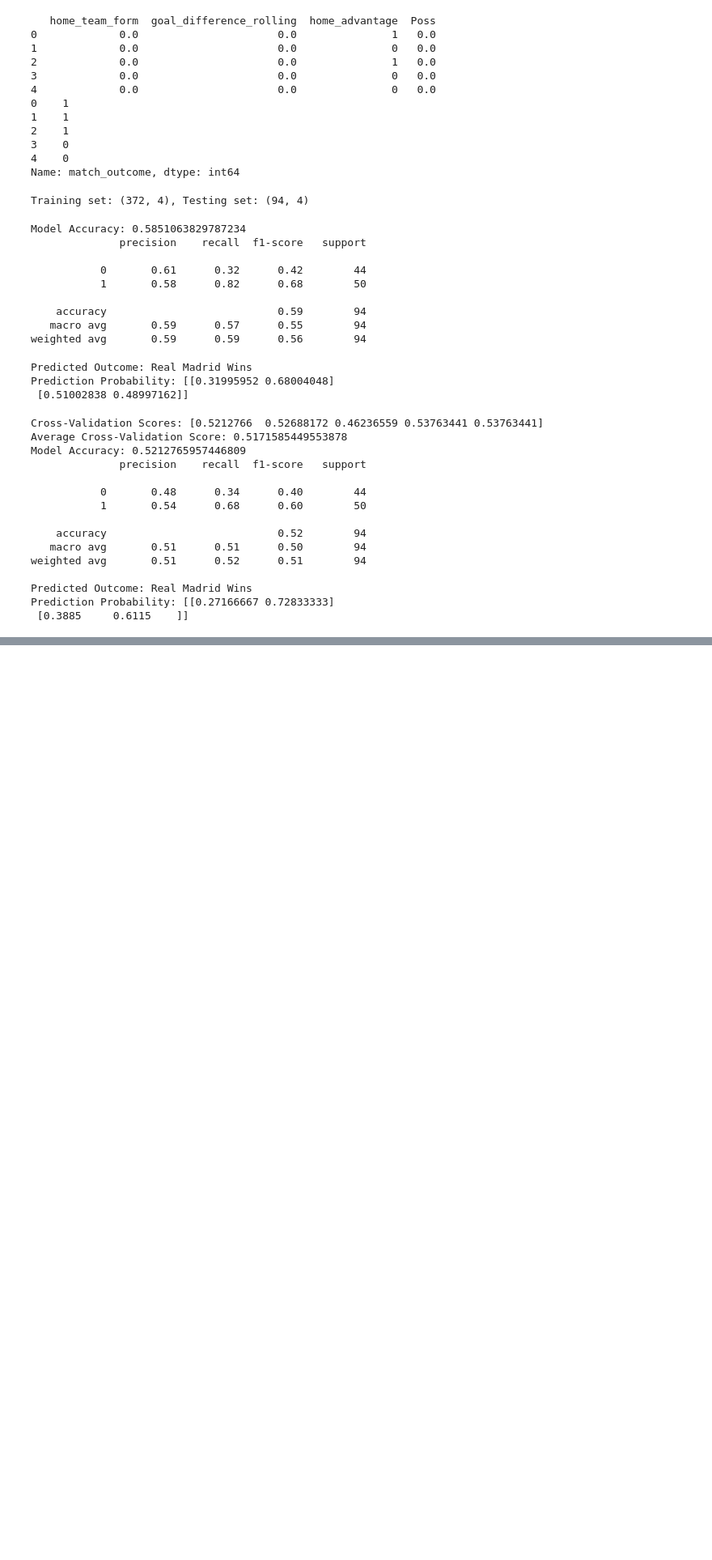
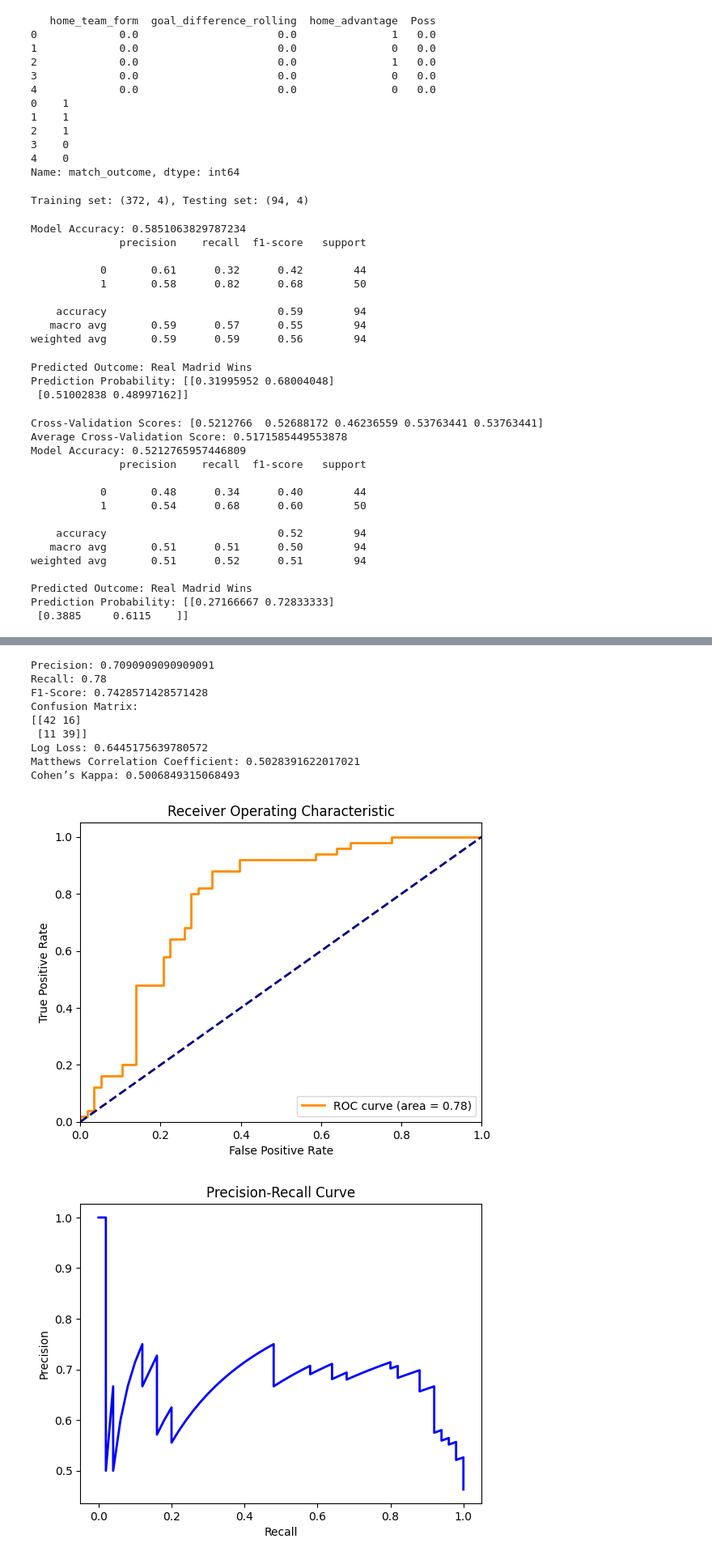
Before and after one commit to juanmarino15/UCL-Winner-MLM, a Jupyter notebook: ucl-match-predictor.ipynb, the cells around one changed output, grey strips where cells are left out. Shown: that part at 81% size. Saved outputs shown, nothing was run; the diff lists cells and outputs as text; code cells hidden in the pictures; blank space fills up the shorter version.

```diff
--- a/ucl-match-predictor.ipynb
+++ b/ucl-match-predictor.ipynb
@@ -465,7 +465,7 @@ match_data_df.fillna(0, inplace=True)
 
 # Define new feature set
 features = [
-    'home_team_form', 'goal_difference_rolling', 'home_advantage', 'xG', 'xGA',
+    'home_team_form', 'goal_difference_rolling', 'home_advantage',
     'recent_goals_scored', 'recent_goals_conceded', 'cumulative_goal_difference',
     'round_weight', 'head_to_head_weight'
 ]
@@ -525,8 +525,6 @@ final_match_data = {
     'home_team_form': [realMadrid_df['home_team_form'].iloc[-1], dortmund_df['home_team_form'].iloc[-1]],
     'goal_difference_rolling': [realMadrid_df['goal_difference_rolling'].iloc[-1], dortmund_df['goal_difference_rolling'].iloc[-1]],
     'home_advantage': [1, 0],
-    'xG': [realMadrid_df['xG'].iloc[-1], dortmund_df['xG'].iloc[-1]],
-    'xGA': [realMadrid_df['xGA'].iloc[-1], dortmund_df['xGA'].iloc[-1]],
     'recent_goals_scored': [realMadrid_df['GF_reg'].rolling(window=3).mean().iloc[-1], dortmund_df['GF_reg'].rolling(window=3).mean().iloc[-1]],
     'recent_goals_conceded': [realMadrid_df['GA_reg'].rolling(window=3).mean().iloc[-1], dortmund_df['GA_reg'].rolling(window=3).mean().iloc[-1]],
     'cumulative_goal_difference': [realMadrid_df['goal_difference'].cumsum().iloc[-1], dortmund_df['goal_difference'].cumsum().iloc[-1]],
@@ -563,0 +562,67 @@ Prediction Probability: [[0.40391803 0.596082  ]
+# %%
+from sklearn.metrics import precision_score, recall_score, f1_score, confusion_matrix, log_loss, matthews_corrcoef, cohen_kappa_score, roc_curve, auc, precision_recall_curve
+
+# Predict on the test set
+y_pred = best_xgb_model.predict(X_test)
+y_pred_proba = best_xgb_model.predict_proba(X_test)[:, 1]
+
+# Calculate Precision, Recall, and F1-Score
+precision = precision_score(y_test, y_pred)
+recall = recall_score(y_test, y_pred)
+f1 = f1_score(y_test, y_pred)
+
+print(f'Precision: {precision}')
+print(f'Recall: {recall}')
+print(f'F1-Score: {f1}')
+
+# Confusion Matrix
+conf_matrix = confusion_matrix(y_test, y_pred)
+print(f'Confusion Matrix:\n{conf_matrix}')
+
+# Log Loss
+log_loss_value = log_loss(y_test, y_pred_proba)
+print(f'Log Loss: {log_loss_value}')
+
+# Matthews Correlation Coefficient
+mcc = matthews_corrcoef(y_test, y_pred)
+print(f'Matthews Correlation Coefficient: {mcc}')
+
+# Cohen’s Kappa
+kappa = cohen_kappa_score(y_test, y_pred)
+print(f'Cohen’s Kappa: {kappa}')
+
+# ROC Curve and AUC
+fpr, tpr, thresholds = roc_curve(y_test, y_pred_proba)
+roc_auc = auc(fpr, tpr)
+
+plt.figure()
+plt.plot(fpr, tpr, color='darkorange', lw=2, label='ROC curve (area = %0.2f)' % roc_auc)
+plt.plot([0, 1], [0, 1], color='navy', lw=2, linestyle='--')
+plt.xlim([0.0, 1.0])
+plt.ylim([0.0, 1.05])
+plt.xlabel('False Positive Rate')
+plt.ylabel('True Positive Rate')
+plt.title('Receiver Operating Characteristic')
+plt.legend(loc="lower right")
+plt.show()
+
+# Precision-Recall Curve
+precision, recall, _ = precision_recall_curve(y_test, y_pred_proba)
+plt.figure()
+plt.plot(recall, precision, color='blue', lw=2)
+plt.xlabel('Recall')
+plt.ylabel('Precision')
+plt.title('Precision-Recall Curve')
+plt.show()
+# %% [output]
+Precision: 0.7090909090909091
+Recall: 0.78
+F1-Score: 0.7428571428571428
+Confusion Matrix:
+[[42 16]
+ [11 39]]
+Log Loss: 0.6445175639780572
+Matthews Correlation Coefficient: 0.5028391622017021
+Cohen’s Kappa: 0.5006849315068493
+[figure, added]
+[figure, added]
```
Also changed, not shown: parts of 1 cell of this notebook.
